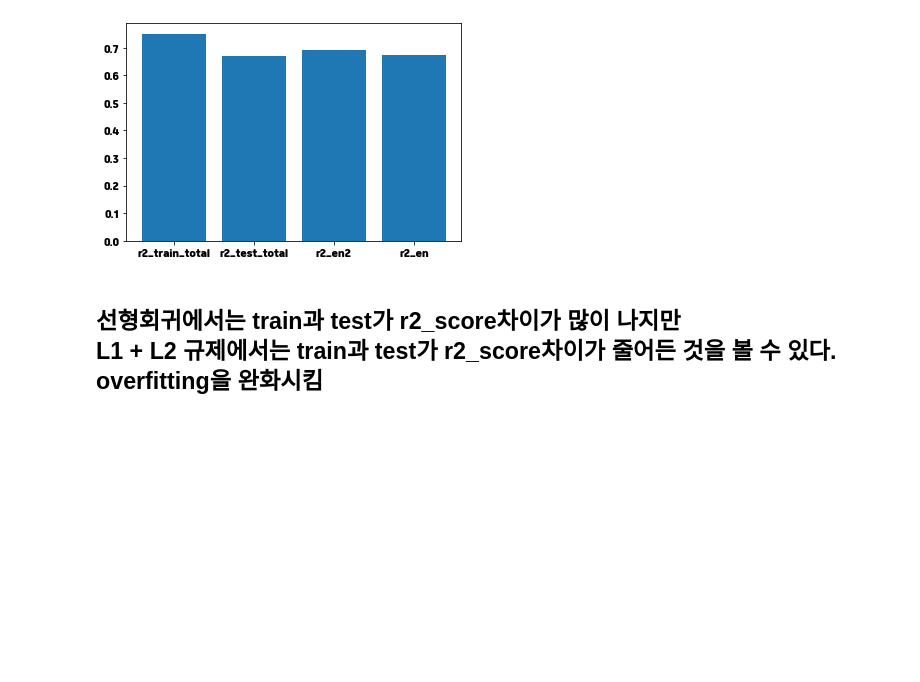
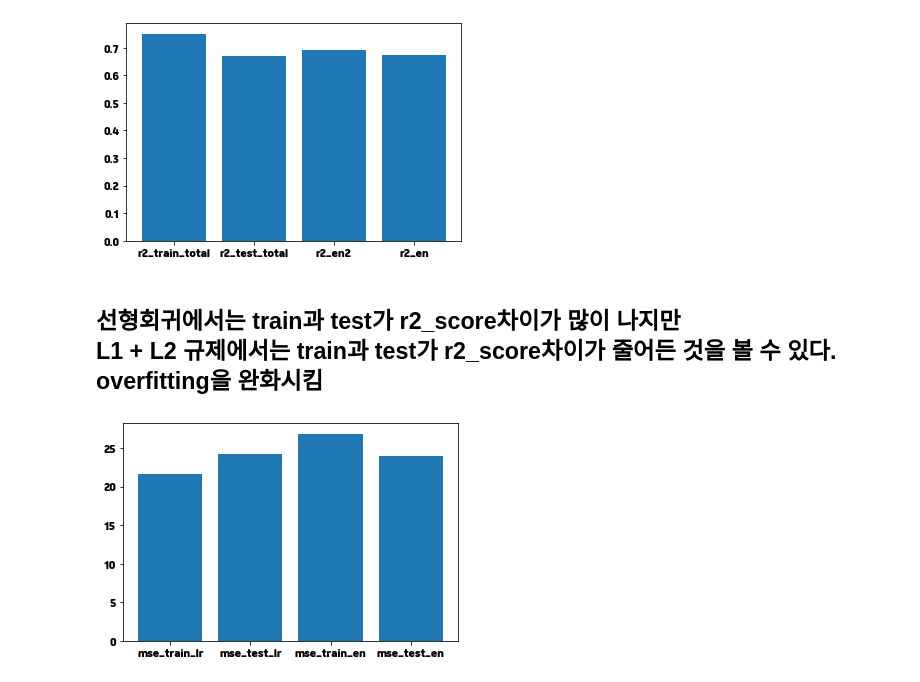
Before and after one commit to songhyeonjun/python-data, a Jupyter notebook: data17/회귀-boston 집값 예측.ipynb, the cells around one changed output. Saved outputs shown, nothing was run; the diff lists cells and outputs as text; code cells hidden in the pictures; blank space fills up the shorter version.

```diff
--- a/data17/회귀-boston 집값 예측.ipynb
+++ b/data17/회귀-boston 집값 예측.ipynb
@@ -368,3 +368,15 @@ plt.xticks(x, ['r2_train_total','r2_test_total',
 [figure]
 # %% [markdown]
 ## 선형회귀에서는 train과 test가 r2_score차이가 많이 나지만<br>L1 + L2 규제에서는 train과 test가 r2_score차이가 줄어든 것을 볼 수 있다.<br>overfitting을 완화시킴
+# %%
+x = np.arange(4)
+plt.bar(x, height= [
+                    mse2,
+                    mse,
+                    mse_en2,
+                    mse_en
+            ])
+plt.xticks(x, ['mse_train_lr','mse_test_lr',
+               'mse_train_en', 'mse_test_en']);
+# %% [output]
+[figure, added]
```
